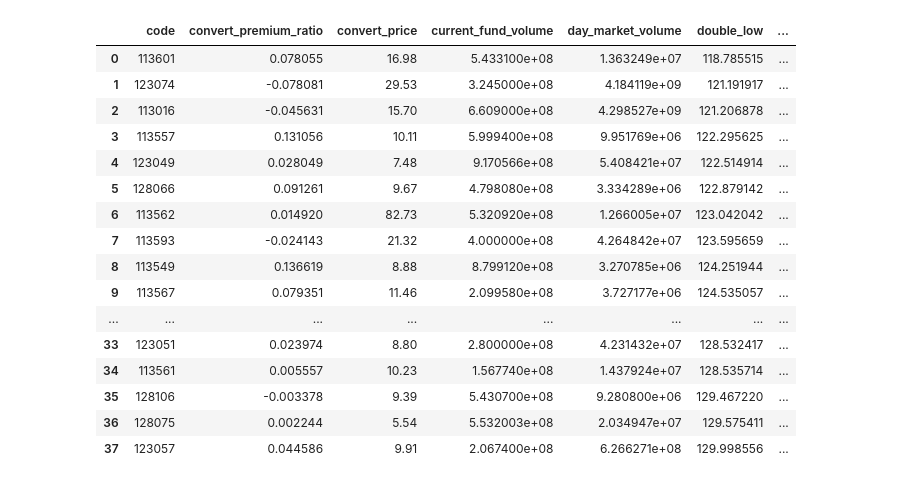
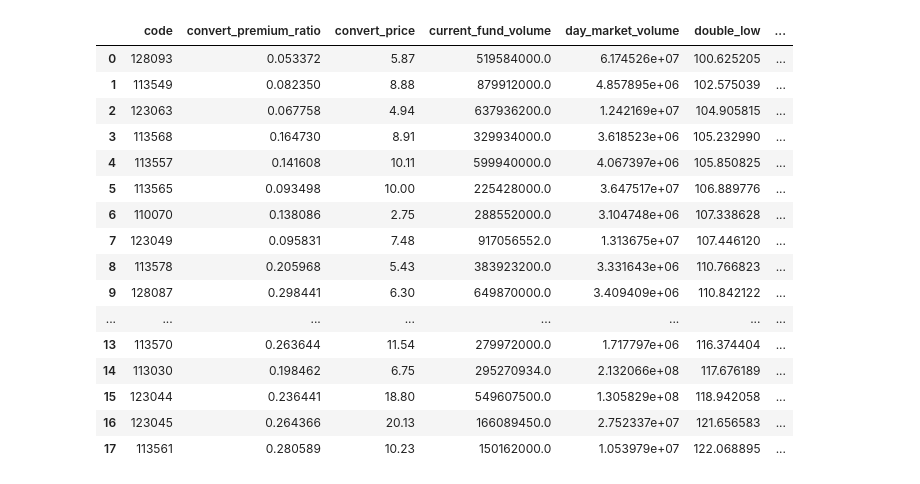
Before and after one commit to uuoopp/kanglong, a Jupyter notebook: qianlong/可转债双低策略v2.ipynb, the cells around one changed output. Drawn from its saved outputs; the diff is of its cells as text; code cells hidden in the pictures.

```diff
--- a/qianlong/可转债双低策略v2.ipynb
+++ b/qianlong/可转债双低策略v2.ipynb
@@ -226,7 +233,7 @@ class StockBeta(object):
             day: datetime.date类型，如果为None，默认代表取当前时间
 
         output:
-            (pe, pb, roe)
+            (pe, pb, roe, circulating_market_cap)
         """
         if not day:
             day = datetime.strptime(self._base_date, '%Y-%m-%d')
@@ -249,9 +256,9 @@ class StockBeta(object):
             else:
                 pe = df['pe_ratio'].size / (1/df['pe_ratio']).sum()
                 pb = df['pb_ratio'].size / (1/df['pb_ratio']).sum()
-            return (pe, pb, pb/pe)
+            return (pe, pb, pb/pe, df['circulating_market_cap'].sum() * pow(10, 8))
         else:
-            return (None, None, None)
+            return (None, None, None, None)
 
     def get_stock_beta_history_factors(self, interval=7):
         """
@@ -283,7 +290,7 @@ class StockBeta(object):
             if(i % interval != 0):
                 continue
 
-            pe, pb, roe = self.get_stock_beta_factor(day)
+            pe, pb, roe, circulating_market_cap = self.get_stock_beta_factor(day)
             if pe and pb and roe:
                 pes.append(pe)
                 pbs.append(pb)
@@ -489,23 +528,23 @@ bond_list = index_bond.get_bonds(base_date)
 =========================
 # %%
-# 先不采用pe, pb百分位筛选
-bond_list_a = DLowStrategy(bond_list, base_date).get_support_bonds()
+# 采用价格过滤
+bond_list_a = DLowStrategy(bond_list, base_date).get_support_bonds(filter_pb=False, filter_pb_pe_quantile=False, filter_price=True)
 pd.DataFrame(bond_list_a)
 # %% [output]
 |  | code | convert_premium_ratio | convert_price | current_fund_volume | day_market_volume | double_low | ... |
-| 0 | 113601 | 0.078055 | 16.98 | 5.433100e+08 | 1.363249e+07 | 118.785515 | ... |
-| 1 | 123074 | -0.078081 | 29.53 | 3.245000e+08 | 4.184119e+09 | 121.191917 | ... |
-| 2 | 113016 | -0.045631 | 15.70 | 6.609000e+08 | 4.298527e+09 | 121.206878 | ... |
-| 3 | 113557 | 0.131056 | 10.11 | 5.999400e+08 | 9.951769e+06 | 122.295625 | ... |
-| 4 | 123049 | 0.028049 | 7.48 | 9.170566e+08 | 5.408421e+07 | 122.514914 | ... |
-| 5 | 128066 | 0.091261 | 9.67 | 4.798080e+08 | 3.334289e+06 | 122.879142 | ... |
-| 6 | 113562 | 0.014920 | 82.73 | 5.320920e+08 | 1.266005e+07 | 123.042042 | ... |
-| 7 | 113593 | -0.024143 | 21.32 | 4.000000e+08 | 4.264842e+07 | 123.595659 | ... |
-| 8 | 113549 | 0.136619 | 8.88 | 8.799120e+08 | 3.270785e+06 | 124.251944 | ... |
-| 9 | 113567 | 0.079351 | 11.46 | 2.099580e+08 | 3.727177e+06 | 124.535057 | ... |
+| 0 | 128093 | 0.053372 | 5.87 | 519584000.0 | 6.174526e+07 | 100.625205 | ... |
+| 1 | 113549 | 0.082350 | 8.88 | 879912000.0 | 4.857895e+06 | 102.575039 | ... |
+| 2 | 123063 | 0.067758 | 4.94 | 637936200.0 | 1.242169e+07 | 104.905815 | ... |
+| 3 | 113568 | 0.164730 | 8.91 | 329934000.0 | 3.618523e+06 | 105.232990 | ... |
+| 4 | 113557 | 0.141608 | 10.11 | 599940000.0 | 4.067397e+06 | 105.850825 | ... |
+| 5 | 113565 | 0.093498 | 10.00 | 225428000.0 | 3.647517e+07 | 106.889776 | ... |
+| 6 | 110070 | 0.138086 | 2.75 | 288552000.0 | 3.104748e+06 | 107.338628 | ... |
+| 7 | 123049 | 0.095831 | 7.48 | 917056552.0 | 1.313675e+07 | 107.446120 | ... |
+| 8 | 113578 | 0.205968 | 5.43 | 383923200.0 | 3.331643e+06 | 110.766823 | ... |
+| 9 | 128087 | 0.298441 | 6.30 | 649870000.0 | 3.409409e+06 | 110.842122 | ... |
 | ... | ... | ... | ... | ... | ... | ... | ... |
-| 33 | 123051 | 0.023974 | 8.80 | 2.800000e+08 | 4.231432e+07 | 128.532417 | ... |
-| 34 | 113561 | 0.005557 | 10.23 | 1.567740e+08 | 1.437924e+07 | 128.535714 | ... |
-| 35 | 128106 | -0.003378 | 9.39 | 5.430700e+08 | 9.280800e+06 | 129.467220 | ... |
-| 36 | 128075 | 0.002244 | 5.54 | 5.532003e+08 | 2.034947e+07 | 129.575411 | ... |
-| 37 | 123057 | 0.044586 | 9.91 | 2.067400e+08 | 6.266271e+08 | 129.998556 | ... |
+| 13 | 113570 | 0.263644 | 11.54 | 279972000.0 | 1.717797e+06 | 116.374404 | ... |
+| 14 | 113030 | 0.198462 | 6.75 | 295270934.0 | 2.132066e+08 | 117.676189 | ... |
+| 15 | 123044 | 0.236441 | 18.80 | 549607500.0 | 1.305829e+08 | 118.942058 | ... |
+| 16 | 123045 | 0.264366 | 20.13 | 166089450.0 | 2.752337e+07 | 121.656583 | ... |
+| 17 | 113561 | 0.280589 | 10.23 | 150162000.0 | 1.053979e+07 | 122.068895 | ... |
```
Also changed, not shown: parts of 8 cells of this notebook.
